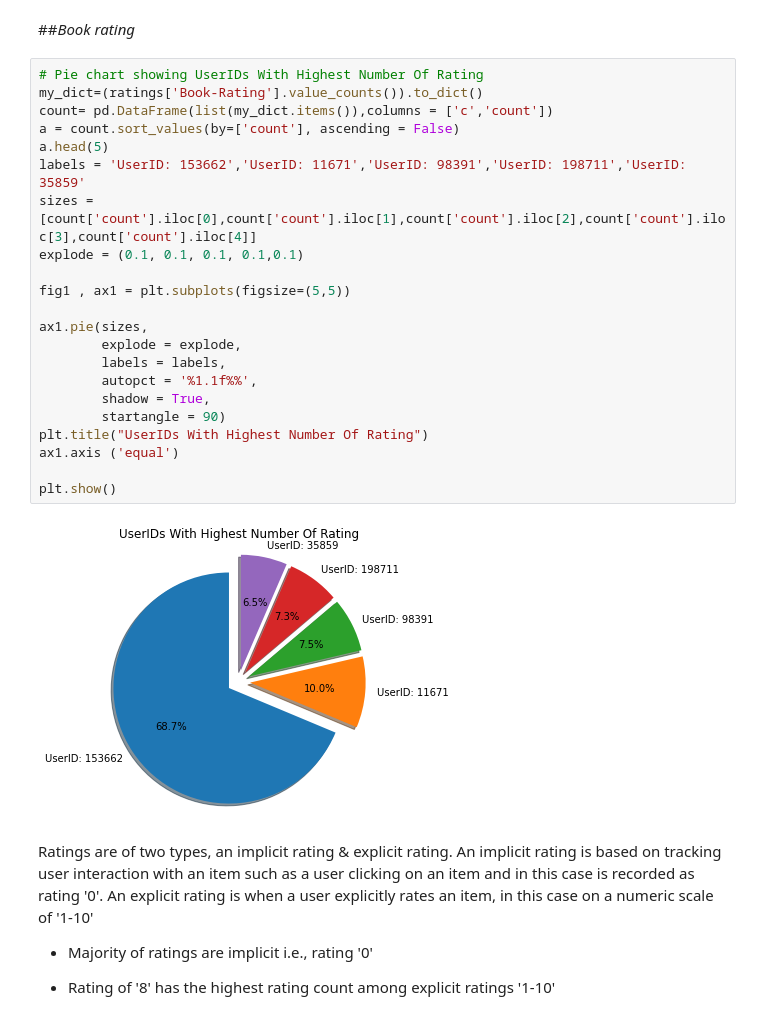
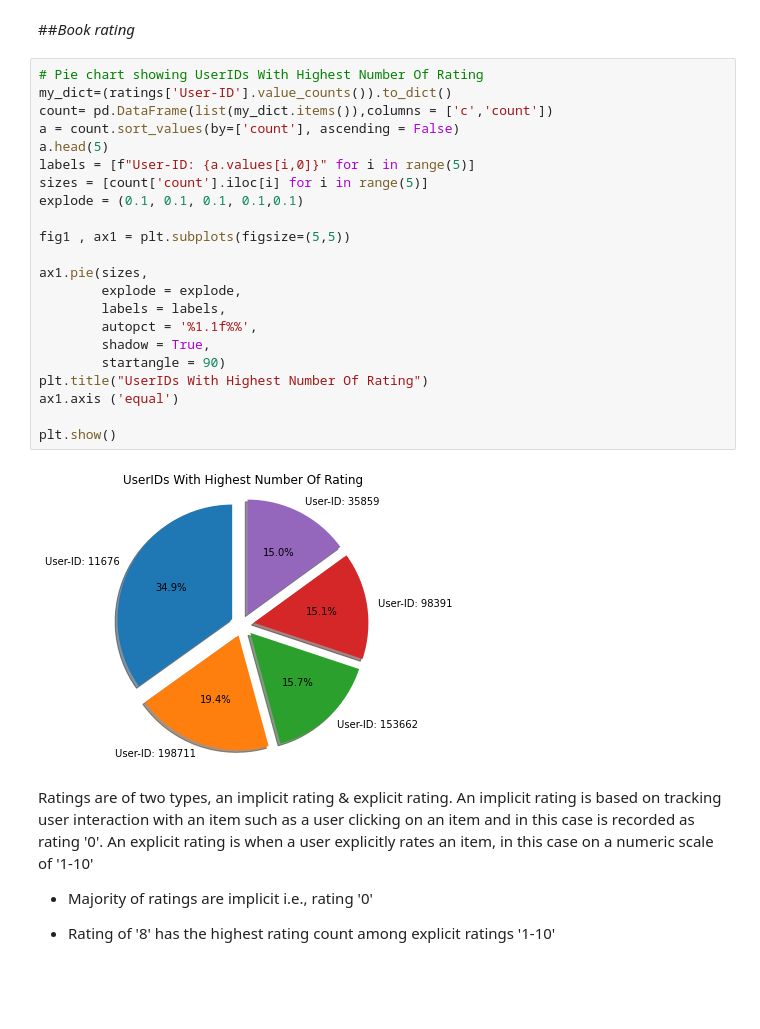
Before and after one commit to abhishubh32832/Book_Recommendation_System, a Jupyter notebook: Book_Recommendation_System_2.ipynb, the cells around one changed output. Drawn from its saved outputs; the diff is of its cells as text; blank space fills up the shorter version.

```diff
--- a/Book_Recommendation_System_2.ipynb
+++ b/Book_Recommendation_System_2.ipynb
@@ -612,28 +612,28 @@ plt.show()
 ##*Book rating*
 # %%
 # Pie chart showing UserIDs With Highest Number Of Rating
-my_dict=(ratings['Book-Rating'].value_counts()).to_dict()
+my_dict=(ratings['User-ID'].value_counts()).to_dict()
 count= pd.DataFrame(list(my_dict.items()),columns = ['c','count'])
 a = count.sort_values(by=['count'], ascending = False)
 a.head(5)
-labels = 'UserID: 153662','UserID: 11671','UserID: 98391','UserID: 198711','UserID: 35859'
-sizes = [count['count'].iloc[0],count['count'].iloc[1],count['count'].iloc[2],count['count'].iloc[3],count['count'].iloc[4]]
+labels = [f"User-ID: {a.values[i,0]}" for i in range(5)]
+sizes = [count['count'].iloc[i] for i in range(5)]
 explode = (0.1, 0.1, 0.1, 0.1,0.1)
 
 fig1 , ax1 = plt.subplots(figsize=(5,5))
 
 ax1.pie(sizes,
         explode = explode,
         labels = labels,
         autopct = '%1.1f%%',
         shadow = True,
         startangle = 90)
 plt.title("UserIDs With Highest Number Of Rating")
 ax1.axis ('equal')
 
 plt.show()
 # %% [output]
-[figure, old version]
+[figure, new version]
 # %% [markdown]
 Ratings are of two types, an implicit rating & explicit rating. An implicit rating is based on tracking user interaction with an item such as a user clicking on an item and in this case is recorded as rating '0'. An explicit rating is when a user explicitly rates an item, in this case on a numeric scale of '1-10'
 
```
